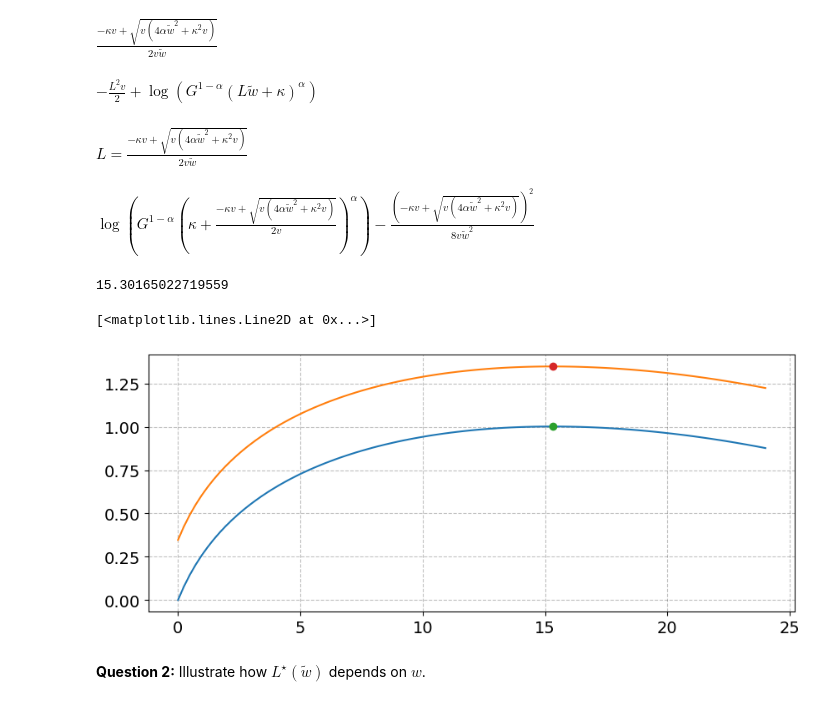
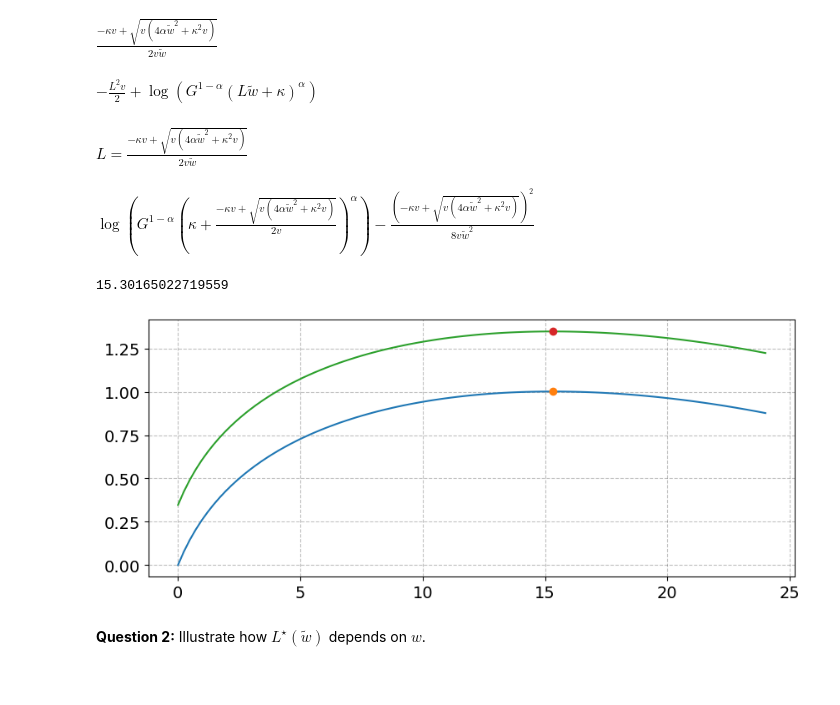
Before and after one commit to NumEconCopenhagen/projects-2023-magnus-kristian, a Jupyter notebook: examproject/Exam-2023-notebook_MH.ipynb, the cells around one changed output. Drawn from its saved outputs; the diff is of its cells as text; code cells hidden in the pictures.

```diff
--- a/examproject/Exam-2023-notebook_MH.ipynb
+++ b/examproject/Exam-2023-notebook_MH.ipynb
@@ -153,49 +153,44 @@ $\displaystyle \frac{- \kappa v + \sqrt{v \left(4 \alpha \tilde{w}^{2} + \kappa^
 # %%
 # Solution as equation
 Lstar = sm.Eq(L,sol_positive)
 
 display(utility_subs)
 display(Lstar)
 
 # Substitute Lstar into utility_subs
 utility_subs_Lstar = utility_subs.subs(Lstar.lhs,Lstar.rhs)
 
 display(utility_subs_Lstar)
 
 # Lambdifing utility_subs_Lstar
 Lstar_lamdafy      = sm.lambdify(args=(alpha,kappa,v,wtilde),expr = sol_positive)
 utilify_func_Lstar = sm.lambdify(args=(alpha,kappa,v,G,wtilde),expr = utility_subs_Lstar)
 utilify_func_L     = sm.lambdify(args=(alpha,kappa,v,G,wtilde,L),expr = utility_subs)
 
 # data for plot
 L_vec = np.linspace(0,24,100)
 
 L_star_val = Lstar_lamdafy(alpha=alpha_val,kappa=kappa_val,v=v_val,wtilde=wtilde_val)
 
 print(L_star_val)
+vec=[1,2]
+for value in vec:
+    utility_Lstar_value = utilify_func_Lstar(alpha=alpha_val,kappa=kappa_val,v=v_val,G=value,wtilde=wtilde_val)
+    utility_vec_value = utilify_func_L(alpha=alpha_val,kappa=kappa_val,v=v_val,G=value,wtilde=wtilde_val,L=L_vec)
 
-utility_Lstar_1 = utilify_func_Lstar(alpha=alpha_val,kappa=kappa_val,v=v_val,G=1,wtilde=wtilde_val)
-utility_Lstar_2 = utilify_func_Lstar(alpha=alpha_val,kappa=kappa_val,v=v_val,G=2,wtilde=wtilde_val)
+    if value == 1:
+        fig = plt.figure(figsize=(10,4))
+        ax = fig.add_subplot(1,1,1)
+    ax.plot(L_vec,utility_vec_value)
 
-utility_vec_1 = utilify_func_L(alpha=alpha_val,kappa=kappa_val,v=v_val,G=1,wtilde=wtilde_val,L=L_vec)
-utility_vec_2 = utilify_func_L(alpha=alpha_val,kappa=kappa_val,v=v_val,G=2,wtilde=wtilde_val,L=L_vec)
-
-
-fig = plt.figure(figsize=(10,4))
-ax = fig.add_subplot(1,1,1)
-ax.plot(L_vec,utility_vec_1)
-ax.plot(L_vec,utility_vec_2)
-
-# plot dot of 1 against Lstar_1
-ax.plot(L_star_val,utility_Lstar_1,'o')
-ax.plot(L_star_val,utility_Lstar_2,'o')
+    # plot dot of 1 against Lstar_1
+    ax.plot(L_star_val,utility_Lstar_value,'o')
 # %% [output]
 $\displaystyle - \frac{L^{2} v}{2} + \log{\left(G^{1 - \alpha} \left(L \tilde{w} + \kappa\right)^{\alpha} \right)}$
 $\displaystyle L = \frac{- \kappa v + \sqrt{v \left(4 \alpha \tilde{w}^{2} + \kappa^{2} v\right)}}{2 v \tilde{w}}$
 $\displaystyle \log{\left(G^{1 - \alpha} \left(\kappa + \frac{- \kappa v + \sqrt{v \left(4 \alpha \tilde{w}^{2} + \kappa^{2} v\right)}}{2 v}\right)^{\alpha} \right)} - \frac{\left(- \kappa v + \sqrt{v \left(4 \alpha \tilde{w}^{2} + \kappa^{2} v\right)}\right)^{2}}{8 v \tilde{w}^{2}}$
 15.30165022719559
-[<matplotlib.lines.Line2D at 0x...>]
-[figure, old version]
+[figure, new version]
 # %% [markdown]
 **Question 2:** Illustrate how $L^{\star}(\tilde{w})$ depends on $w$.
 # %%
```
Also changed, not shown: parts of 15 cells of this notebook.
